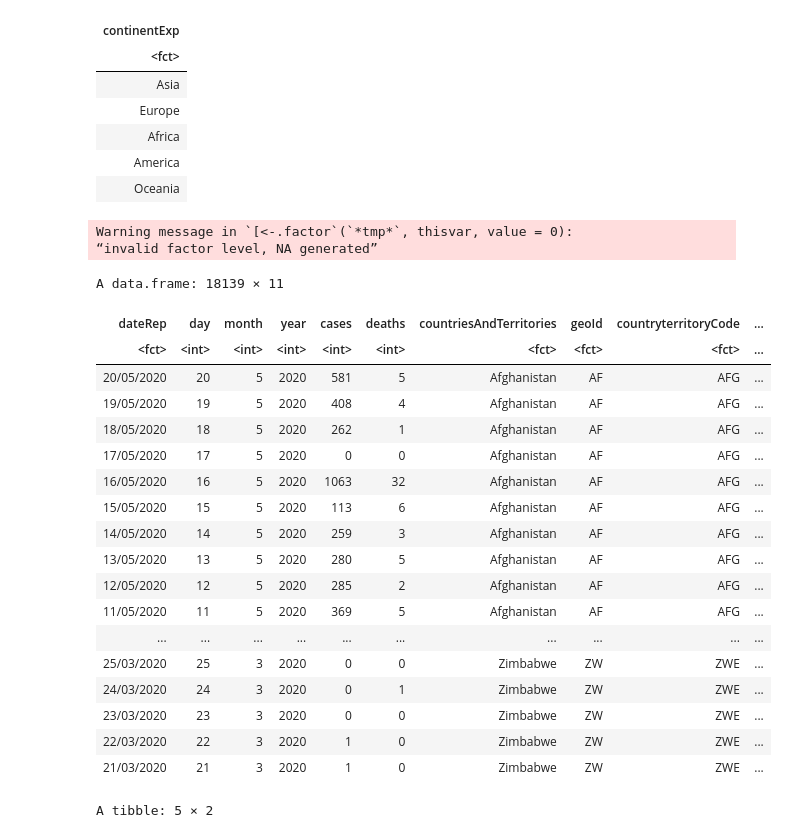
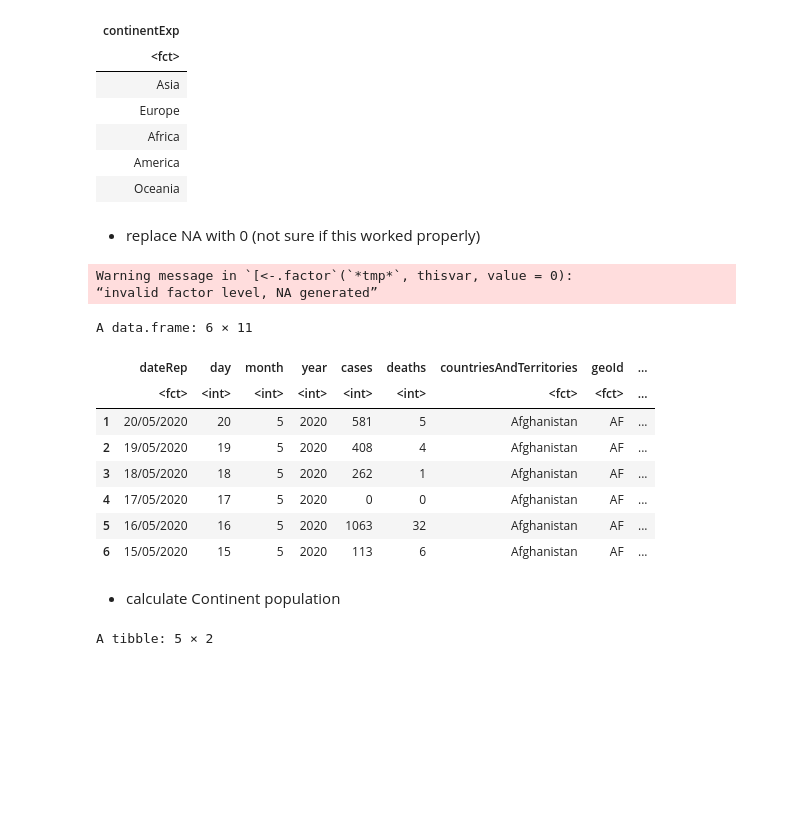
Before and after one commit to michiWS1920/ADS20, a Jupyter notebook: ADS_Programming_Assignment_1.ipynb, the cells around one changed output. Cells and saved outputs as stored; diff of their text form; code cells hidden in the pictures; blank space fills up the shorter version.

```diff
--- a/ADS_Programming_Assignment_1.ipynb
+++ b/ADS_Programming_Assignment_1.ipynb
@@ -275,30 +274,23 @@ A data.frame: 5 × 1
 | Africa |
 | America |
 | Oceania |
+# %% [markdown]
+* replace NA with 0 (not sure if this worked properly)
 # %%
-#replace NA with 0
 covid_continent[is.na(covid_continent)] <- 0
-covid_continent
+covid_continent %>% head()
 # %% [output]
 Warning message in `[<-.factor`(`*tmp*`, thisvar, value = 0):
 “invalid factor level, NA generated”
-A data.frame: 18139 × 11
+A data.frame: 6 × 11
-| dateRep | day | month | year | cases | deaths | countriesAndTerritories | geoId | countryterritoryCode | ... |
-| <fct> | <int> | <int> | <int> | <int> | <int> | <fct> | <fct> | <fct> | ... |
-| 20/05/2020 | 20 | 5 | 2020 | 581 | 5 | Afghanistan | AF | AFG | ... |
-| 19/05/2020 | 19 | 5 | 2020 | 408 | 4 | Afghanistan | AF | AFG | ... |
-| 18/05/2020 | 18 | 5 | 2020 | 262 | 1 | Afghanistan | AF | AFG | ... |
-| 17/05/2020 | 17 | 5 | 2020 | 0 | 0 | Afghanistan | AF | AFG | ... |
-| 16/05/2020 | 16 | 5 | 2020 | 1063 | 32 | Afghanistan | AF | AFG | ... |
-| 15/05/2020 | 15 | 5 | 2020 | 113 | 6 | Afghanistan | AF | AFG | ... |
-| 14/05/2020 | 14 | 5 | 2020 | 259 | 3 | Afghanistan | AF | AFG | ... |
-| 13/05/2020 | 13 | 5 | 2020 | 280 | 5 | Afghanistan | AF | AFG | ... |
-| 12/05/2020 | 12 | 5 | 2020 | 285 | 2 | Afghanistan | AF | AFG | ... |
-| 11/05/2020 | 11 | 5 | 2020 | 369 | 5 | Afghanistan | AF | AFG | ... |
-| ... | ... | ... | ... | ... | ... | ... | ... | ... | ... |
-| 25/03/2020 | 25 | 3 | 2020 | 0 | 0 | Zimbabwe | ZW | ZWE | ... |
-| 24/03/2020 | 24 | 3 | 2020 | 0 | 1 | Zimbabwe | ZW | ZWE | ... |
-| 23/03/2020 | 23 | 3 | 2020 | 0 | 0 | Zimbabwe | ZW | ZWE | ... |
-| 22/03/2020 | 22 | 3 | 2020 | 1 | 0 | Zimbabwe | ZW | ZWE | ... |
-| 21/03/2020 | 21 | 3 | 2020 | 1 | 0 | Zimbabwe | ZW | ZWE | ... |
+|  | dateRep | day | month | year | cases | deaths | countriesAndTerritories | geoId | ... |
+|  | <fct> | <int> | <int> | <int> | <int> | <int> | <fct> | <fct> | ... |
+| 1 | 20/05/2020 | 20 | 5 | 2020 | 581 | 5 | Afghanistan | AF | ... |
+| 2 | 19/05/2020 | 19 | 5 | 2020 | 408 | 4 | Afghanistan | AF | ... |
+| 3 | 18/05/2020 | 18 | 5 | 2020 | 262 | 1 | Afghanistan | AF | ... |
+| 4 | 17/05/2020 | 17 | 5 | 2020 | 0 | 0 | Afghanistan | AF | ... |
+| 5 | 16/05/2020 | 16 | 5 | 2020 | 1063 | 32 | Afghanistan | AF | ... |
+| 6 | 15/05/2020 | 15 | 5 | 2020 | 113 | 6 | Afghanistan | AF | ... |
+# %% [markdown]
+* calculate Continent population
 # %%
```
Also changed, not shown: parts of 13 cells of this notebook.
